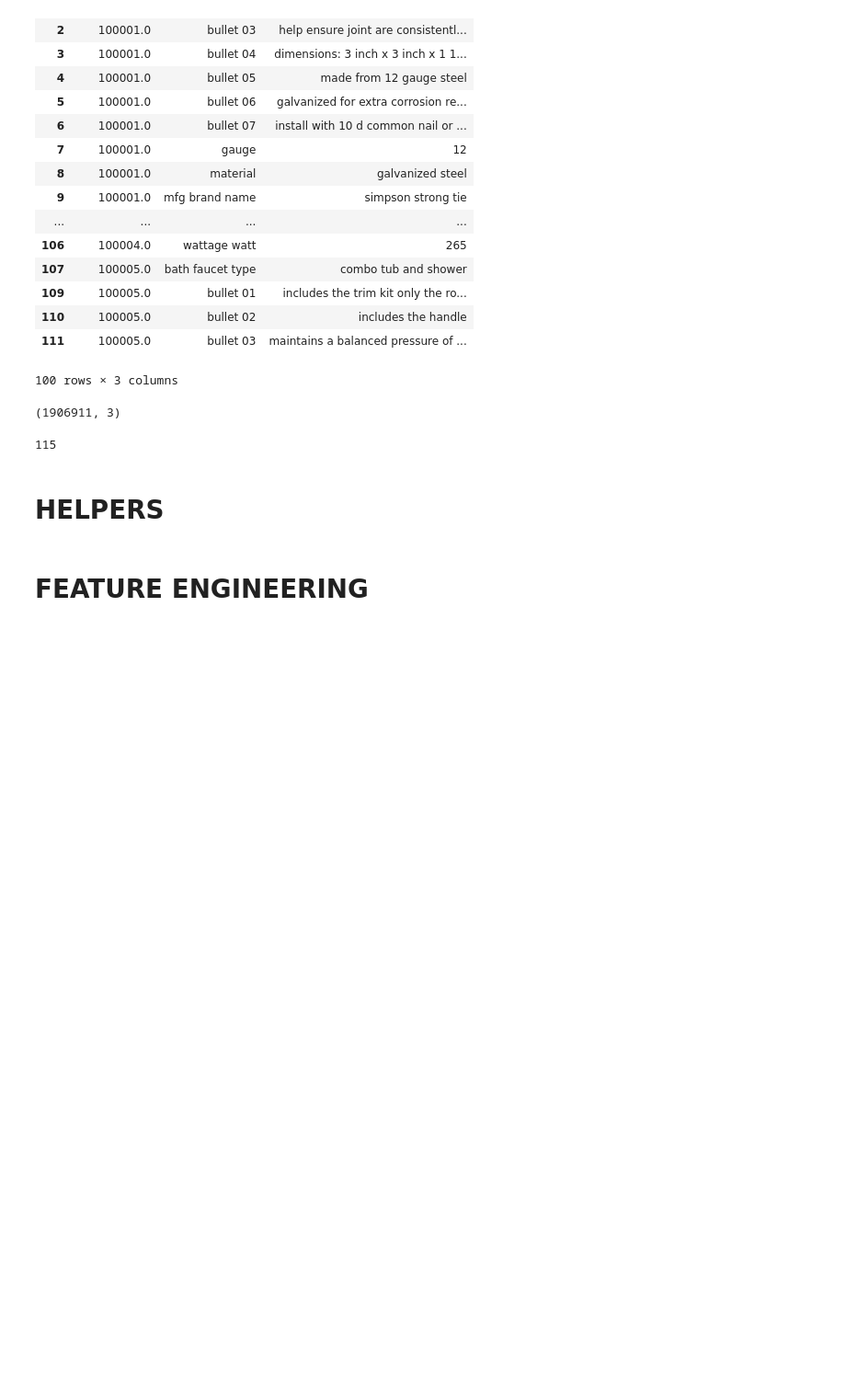
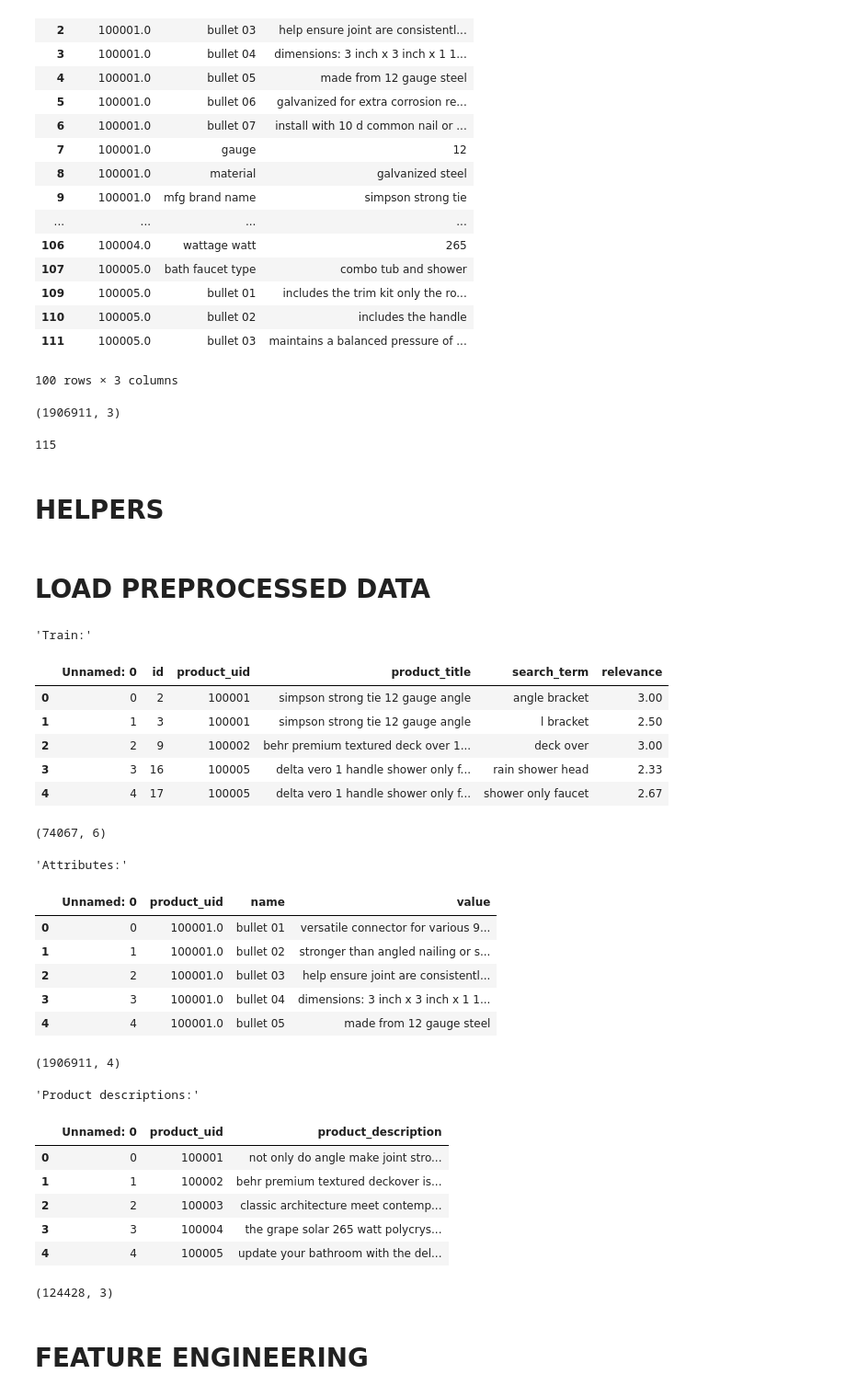
Before and after one commit to zeyger/home-depot, a Jupyter notebook: notebooks/home-depot.ipynb, the cells around one changed output. Shown at 92% size. Saved outputs shown, nothing was run; the diff lists cells and outputs as text; code cells hidden in the pictures; blank space fills up the shorter version.

```diff
--- a/notebooks/home-depot.ipynb
+++ b/notebooks/home-depot.ipynb
@@ -572,5 +572,43 @@ def run_on_subset(func, data_subset):
 
 def parallelize_on_rows(data, func, num_of_processes=8):
     return parallelize(data, partial(run_on_subset, func), num_of_processes)
+# %% [markdown]
+# LOAD PREPROCESSED DATA
+# %%
+train = pd.read_csv(preprocessed_data_path +
+                    "train.csv", encoding="ISO-8859-1")
+attributes = pd.read_csv(
+    preprocessed_data_path + "attributes.csv", encoding="ISO-8859-1")
+descriptions = pd.read_csv(
+    preprocessed_data_path + "product_descriptions.csv", encoding="ISO-8859-1")
+
+display("Train:", train.head(), train.shape)
+display("Attributes:", attributes.head(), attributes.shape)
+display("Product descriptions:", descriptions.head(), descriptions.shape)
+# %% [output]
+'Train:'
+|  | Unnamed: 0 | id | product_uid | product_title | search_term | relevance |
+| 0 | 0 | 2 | 100001 | simpson strong tie 12 gauge angle | angle bracket | 3.00 |
+| 1 | 1 | 3 | 100001 | simpson strong tie 12 gauge angle | l bracket | 2.50 |
+| 2 | 2 | 9 | 100002 | behr premium textured deck over 1... | deck over | 3.00 |
+| 3 | 3 | 16 | 100005 | delta vero 1 handle shower only f... | rain shower head | 2.33 |
+| 4 | 4 | 17 | 100005 | delta vero 1 handle shower only f... | shower only faucet | 2.67 |
+(74067, 6)
+'Attributes:'
+|  | Unnamed: 0 | product_uid | name | value |
+| 0 | 0 | 100001.0 | bullet 01 | versatile connector for various 9... |
+| 1 | 1 | 100001.0 | bullet 02 | stronger than angled nailing or s... |
+| 2 | 2 | 100001.0 | bullet 03 | help ensure joint are consistentl... |
+| 3 | 3 | 100001.0 | bullet 04 | dimensions: 3 inch x 3 inch x 1 1... |
+| 4 | 4 | 100001.0 | bullet 05 | made from 12 gauge steel |
+(1906911, 4)
+'Product descriptions:'
+|  | Unnamed: 0 | product_uid | product_description |
+| 0 | 0 | 100001 | not only do angle make joint stro... |
+| 1 | 1 | 100002 | behr premium textured deckover is... |
+| 2 | 2 | 100003 | classic architecture meet contemp... |
+| 3 | 3 | 100004 | the grape solar 265 watt polycrys... |
+| 4 | 4 | 100005 | update your bathroom with the del... |
+(124428, 3)
 # %% [markdown]
 # FEATURE ENGINEERING
```
Also changed, not shown: parts of 4 cells of this notebook.
